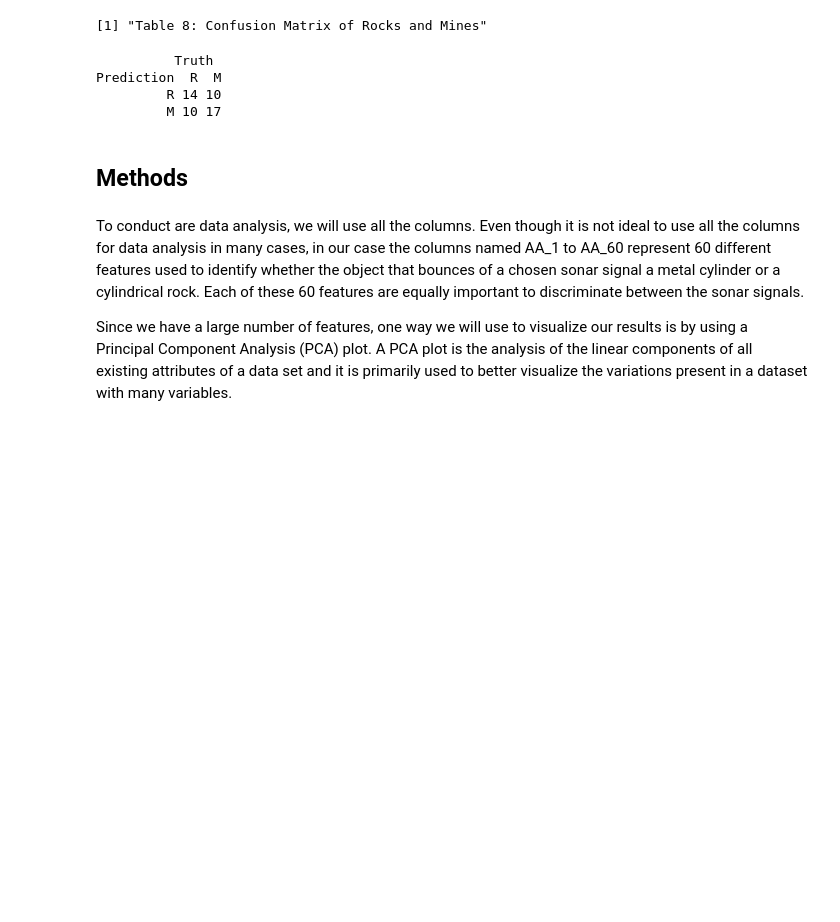
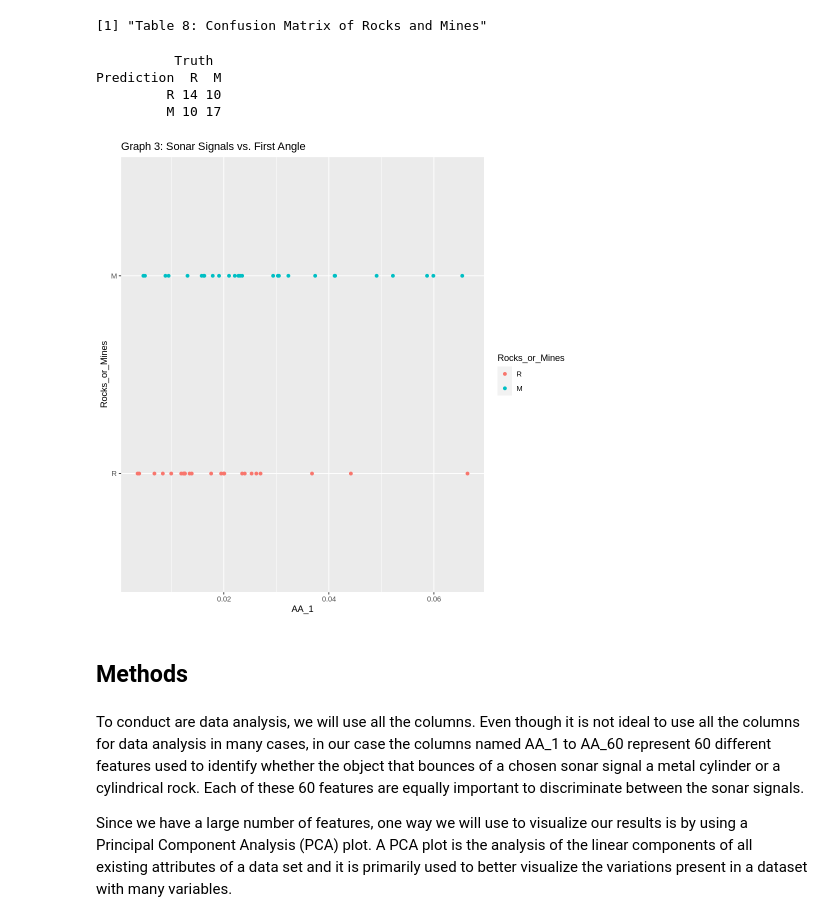
Before and after one commit to m2icocoa/group_project_team_6, a Jupyter notebook: proposal.ipynb, the cells around one changed output. Cells and saved outputs as stored; diff of their text form; code cells hidden in the pictures; blank space fills up the shorter version.

```diff
--- a/proposal.ipynb
+++ b/proposal.ipynb
@@ -252,6 +270,15 @@ A tibble: 1 × 3
 Prediction  R  M
          R 14 10
          M 10 17
+# %%
+AA_1 <- sonar_testing %>%
+    ggplot(aes(x = AA_1, y = Rocks_or_Mines, color = Rocks_or_Mines)) +
+    geom_point() +
+    ggtitle("Graph 3: Sonar Signals vs. First Angle")
+AA_1
+#this does not look right lol
+# %% [output]
+[figure, added]
 # %% [markdown]
 ## Methods
 # %% [markdown]
```
Also changed, not shown: parts of 1 cell of this notebook.
